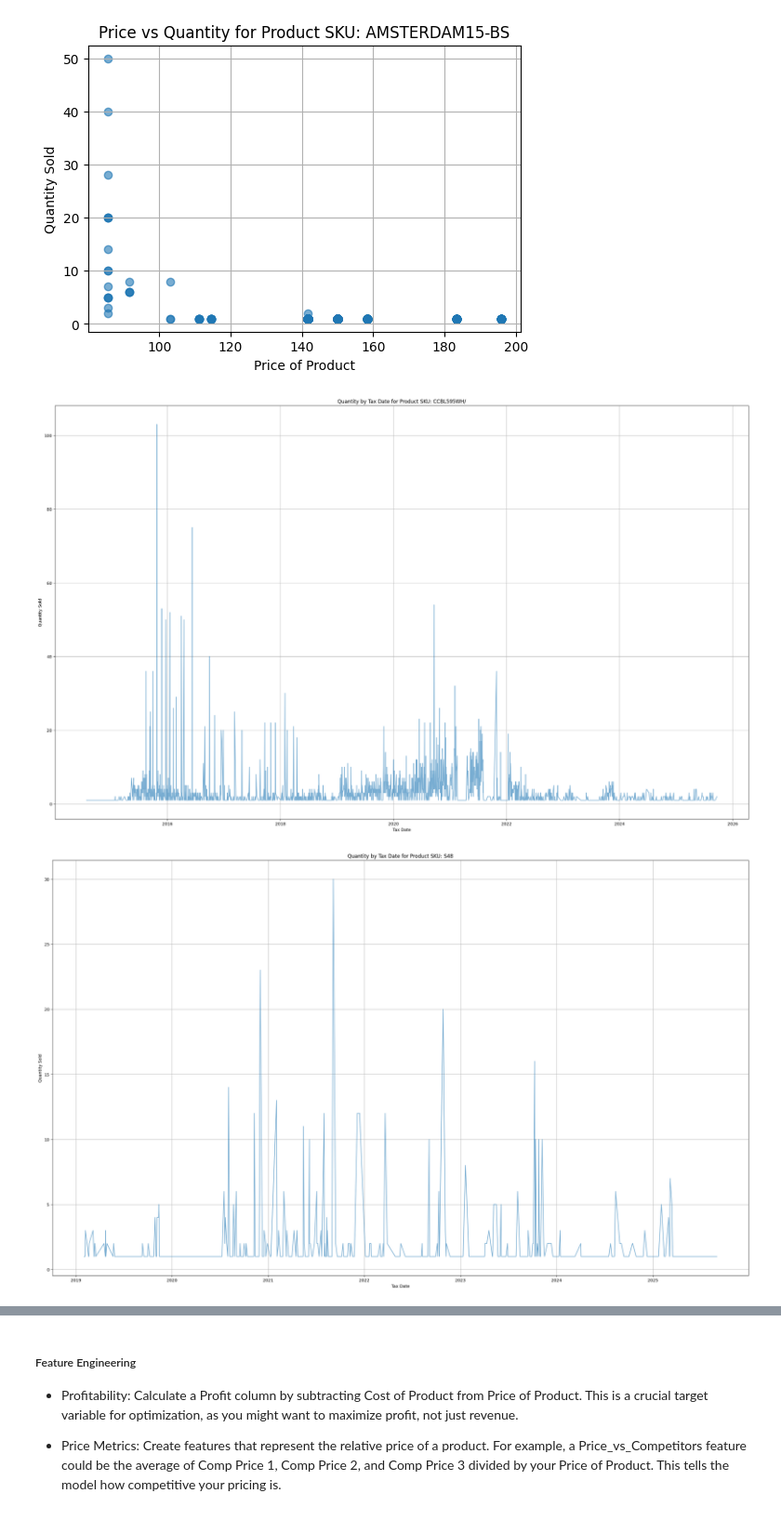
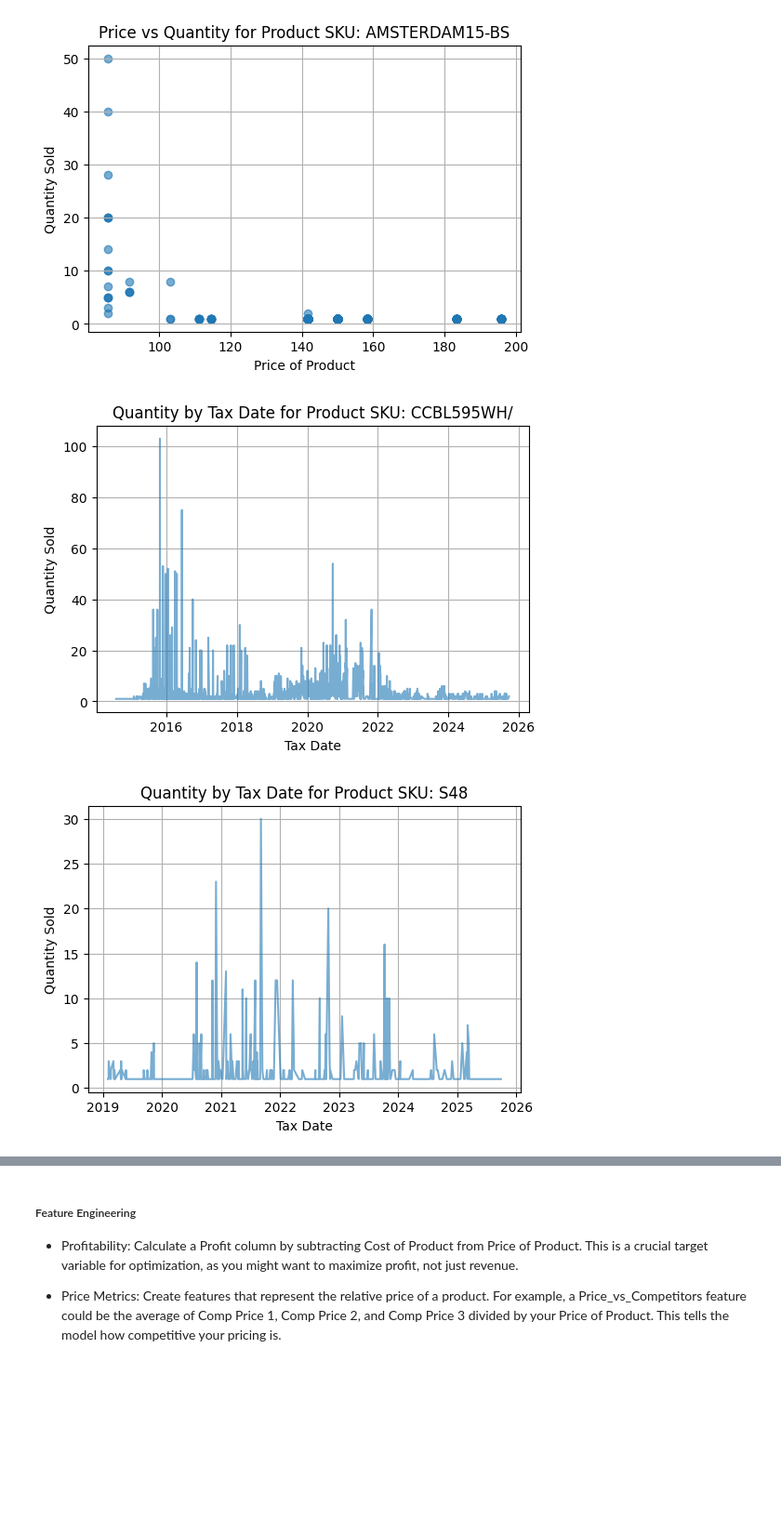
Before and after one commit to DevinFerko/PriceOptimization, a Jupyter notebook: Price_Optimization.ipynb, the cells around one changed output, grey strips where cells are left out. Shown at 93% size. Saved outputs shown, nothing was run; the diff lists cells and outputs as text; code cells hidden in the pictures; blank space fills up the shorter version.

Commit message:
Attribute plots

```diff
--- a/Price_Optimization.ipynb
+++ b/Price_Optimization.ipynb
@@ -521,20 +521,20 @@ Number of unique products: 3
 # %%
 # Seasonality and Trends
 
 #products = orders['SKU'].unique()
 #print(f"Number of unique products: {len(products)}")
 
 for product in products:
     subset = orders[orders['SKU'] == product]
     daily_qty = subset.groupby('Tax Date')['Quantity'].sum()
 
-    plt.figure(figsize=(30, 18))
+    plt.figure(figsize=(6, 4))
     plt.plot(daily_qty.index, daily_qty.values, alpha=0.6)
     plt.title(f'Quantity by Tax Date for Product SKU: {product}')
     plt.xlabel('Tax Date')
     plt.ylabel('Quantity Sold')
     plt.grid(True)
     plt.show()
 # %% [output]
-[figure, old version]
+[figure, new version]
-[figure, old version]
+[figure, new version]
```
Also changed, not shown: parts of 7 cells of this notebook.
